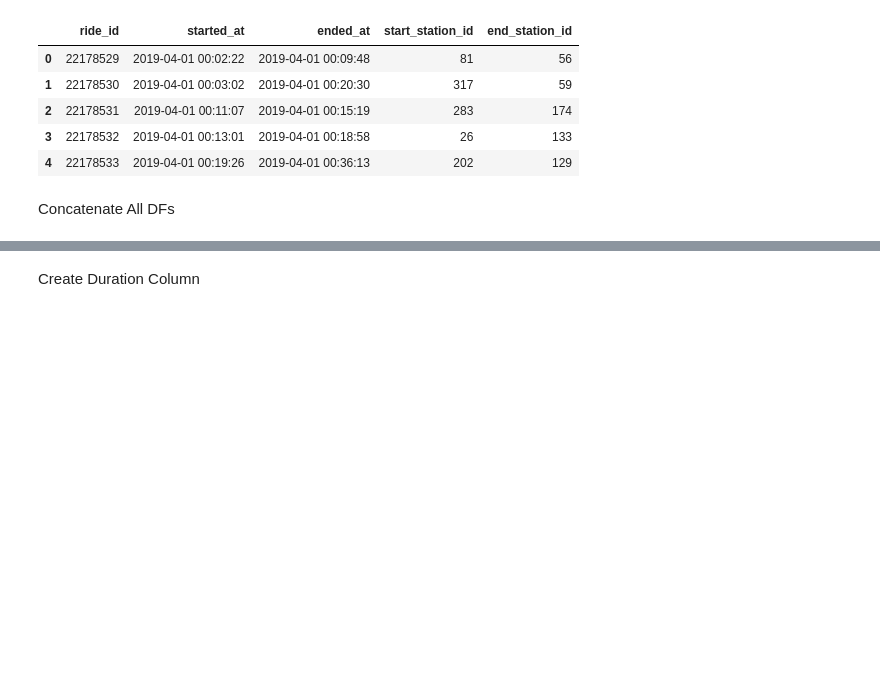
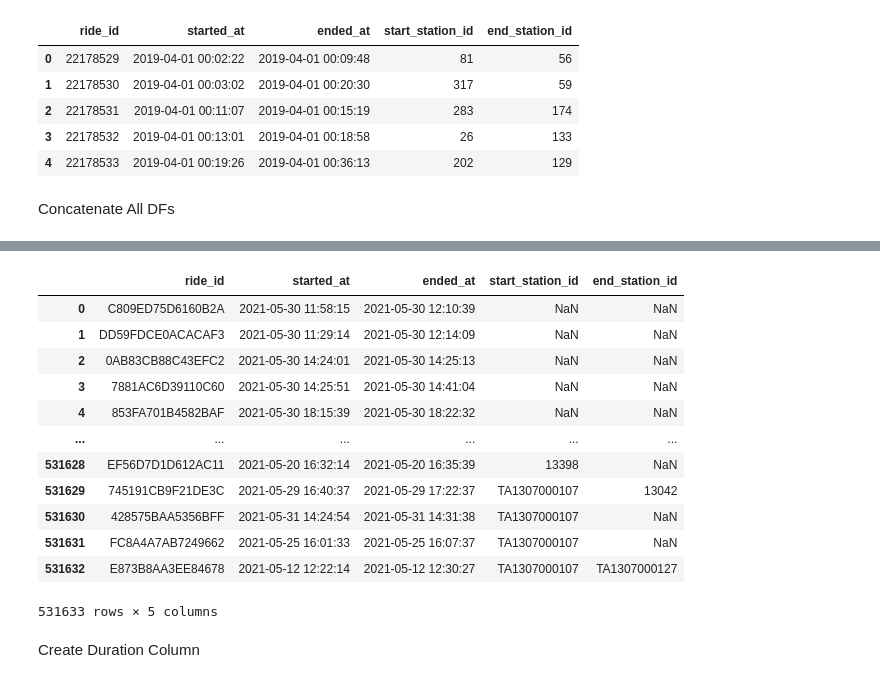
Before and after one commit to richietownsend/bike-share-use-and-covid-19, a Jupyter notebook: notebooks/DIVVY.ipynb, the cells around one changed output, grey strips where cells are left out. Drawn from its saved outputs; the diff is of its cells as text; code cells hidden in the pictures; blank space fills up the shorter version.

```diff
--- a/notebooks/DIVVY.ipynb
+++ b/notebooks/DIVVY.ipynb
@@ -151,3 +151,19 @@ all_divvy['start_station_id'].nunique()
+# %%
+divvy0521
+# %% [output]
+|  | ride_id | started_at | ended_at | start_station_id | end_station_id |
+| 0 | C809ED75D6160B2A | 2021-05-30 11:58:15 | 2021-05-30 12:10:39 | NaN | NaN |
+| 1 | DD59FDCE0ACACAF3 | 2021-05-30 11:29:14 | 2021-05-30 12:14:09 | NaN | NaN |
+| 2 | 0AB83CB88C43EFC2 | 2021-05-30 14:24:01 | 2021-05-30 14:25:13 | NaN | NaN |
+| 3 | 7881AC6D39110C60 | 2021-05-30 14:25:51 | 2021-05-30 14:41:04 | NaN | NaN |
+| 4 | 853FA701B4582BAF | 2021-05-30 18:15:39 | 2021-05-30 18:22:32 | NaN | NaN |
+| ... | ... | ... | ... | ... | ... |
+| 531628 | EF56D7D1D612AC11 | 2021-05-20 16:32:14 | 2021-05-20 16:35:39 | 13398 | NaN |
+| 531629 | 745191CB9F21DE3C | 2021-05-29 16:40:37 | 2021-05-29 17:22:37 | TA1307000107 | 13042 |
+| 531630 | 428575BAA5356BFF | 2021-05-31 14:24:54 | 2021-05-31 14:31:38 | TA1307000107 | NaN |
+| 531631 | FC8A4A7AB7249662 | 2021-05-25 16:01:33 | 2021-05-25 16:07:37 | TA1307000107 | NaN |
+| 531632 | E873B8AA3EE84678 | 2021-05-12 12:22:14 | 2021-05-12 12:30:27 | TA1307000107 | TA1307000127 |
+531633 rows × 5 columns
 # %% [markdown]
 Create Duration Column
 # %%
```
Also changed, not shown: parts of 6 cells of this notebook, 2 other files.
